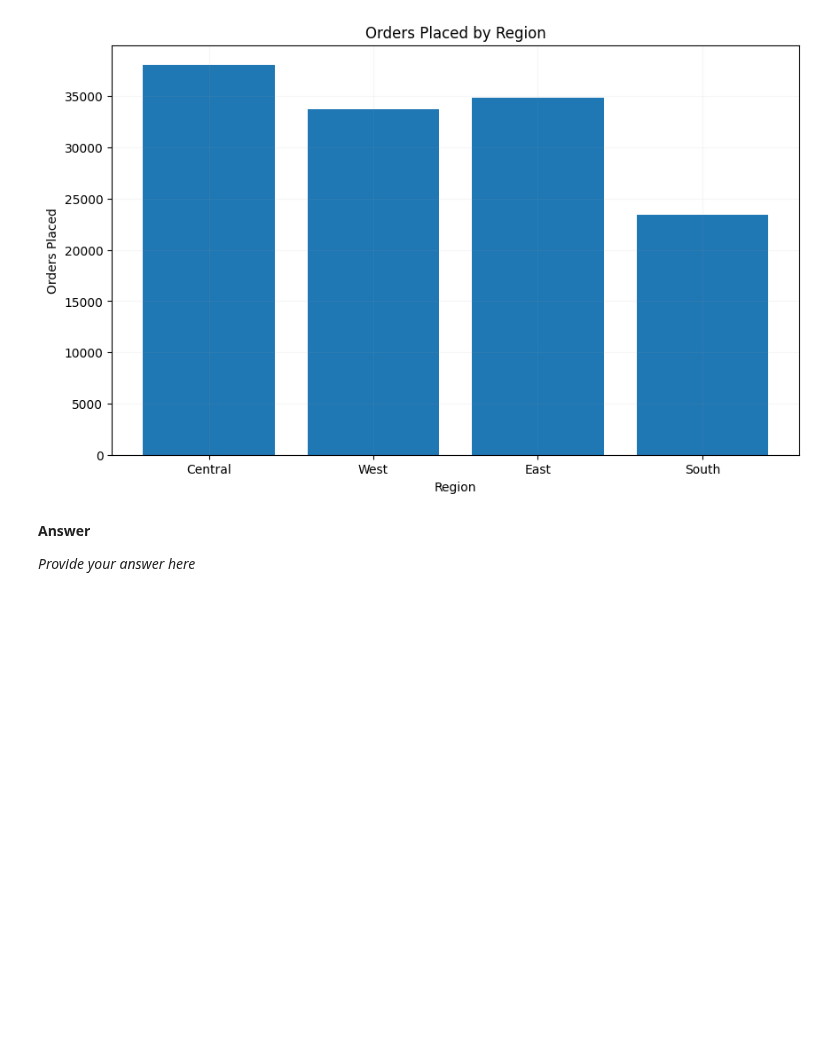
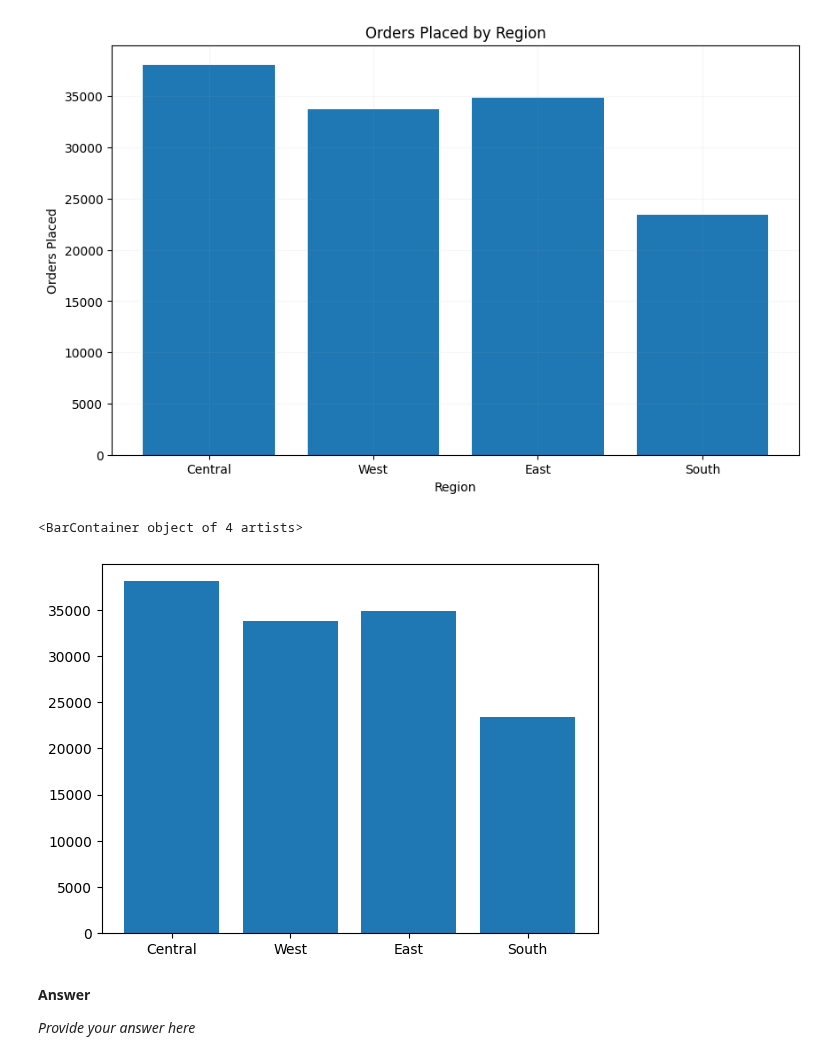
Before and after one commit to laglead/IS834_Fall_2026, a Jupyter notebook: Session 03 - Pandas I - Importing and Exploration/03_Analytics_with_pandas.ipynb, the cells around one changed output. Cells and saved outputs as stored; diff of their text form; code cells hidden in the pictures; blank space fills up the shorter version.

```diff
--- a/Session 03 - Pandas I - Importing and Exploration/03_Analytics_with_pandas.ipynb
+++ b/Session 03 - Pandas I - Importing and Exploration/03_Analytics_with_pandas.ipynb
@@ -1019,6 +1009,14 @@ plt.grid(True, alpha=.1)
 plt.show()
 # %% [output]
 [figure]
+# %%
+fig, ax1 = plt.subplots()
+ax1.bar(dfb.Region, dfb['Orders Placed'], zorder=1)
+# ax2 = ax1.twinx()
+# ax2.plot(dfb.Region, dfb['Average Order Value'], zorder=2, c='red')
+# %% [output]
+<BarContainer object of 4 artists>
+[figure, added]
 # %% [markdown]
 **Answer**
 
```
Also changed, not shown: parts of 4 cells of this notebook.
